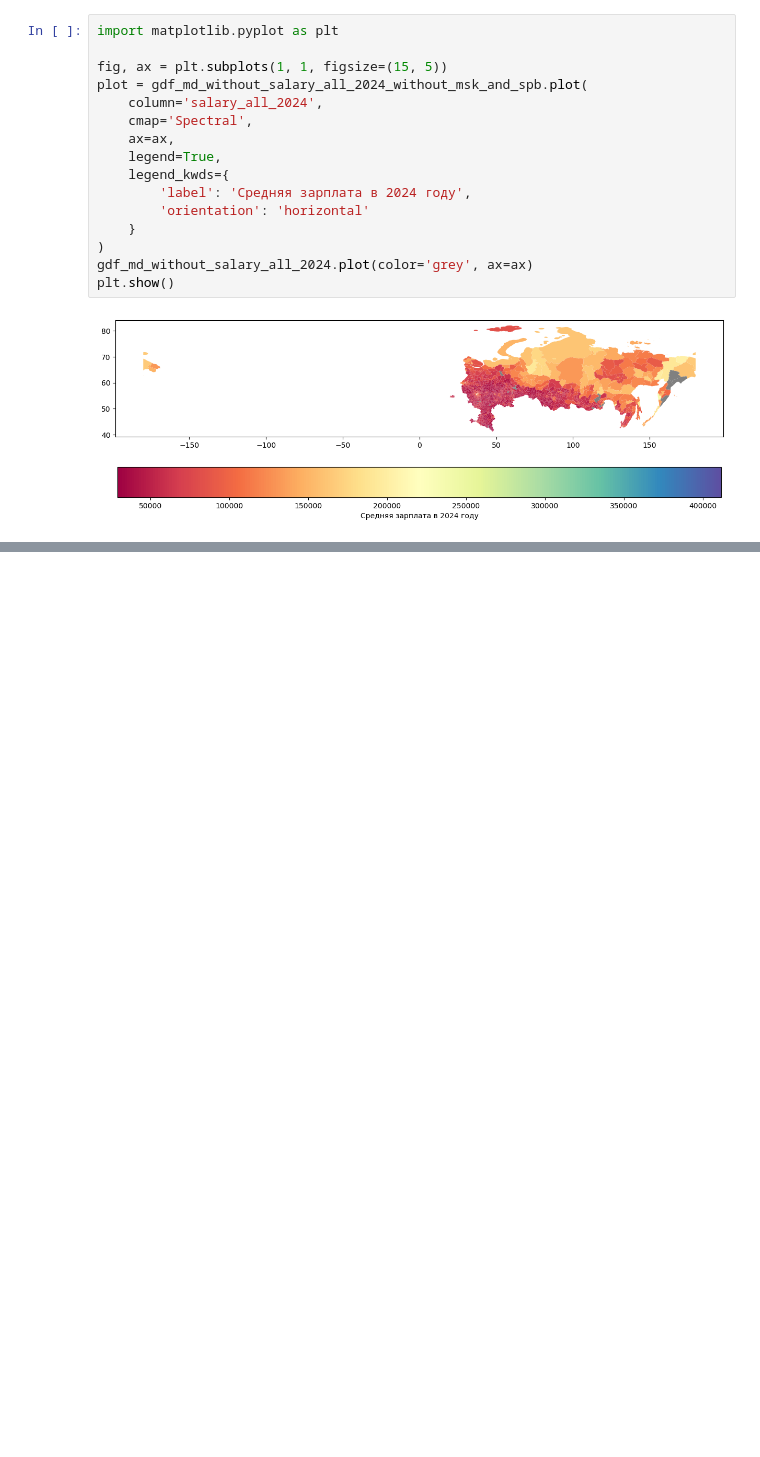
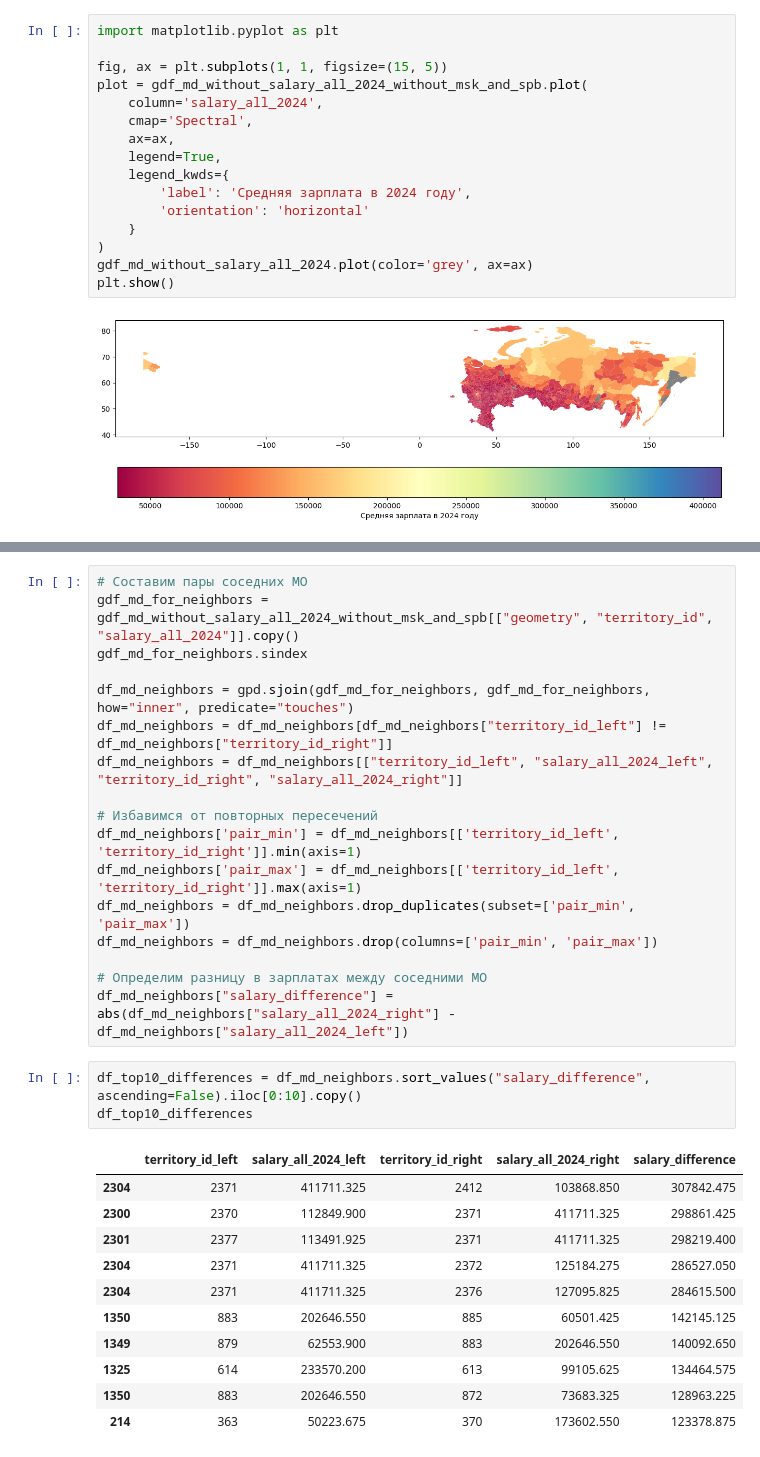
Before and after one commit to TrueSpearmint/sberindex_hackathon, a Jupyter notebook: notebooks/main.ipynb, the cells around one changed output, grey strips where cells are left out. Saved outputs shown, nothing was run; the diff lists cells and outputs as text; blank space fills up the shorter version.

```diff
--- a/notebooks/main.ipynb
+++ b/notebooks/main.ipynb
@@ -237,0 +252,32 @@ plt.show()
+# %%
+# Составим пары соседних МО
+gdf_md_for_neighbors = gdf_md_without_salary_all_2024_without_msk_and_spb[["geometry", "territory_id", "salary_all_2024"]].copy()
+gdf_md_for_neighbors.sindex
+
+df_md_neighbors = gpd.sjoin(gdf_md_for_neighbors, gdf_md_for_neighbors, how="inner", predicate="touches")
+df_md_neighbors = df_md_neighbors[df_md_neighbors["territory_id_left"] != df_md_neighbors["territory_id_right"]]
+df_md_neighbors = df_md_neighbors[["territory_id_left", "salary_all_2024_left", "territory_id_right", "salary_all_2024_right"]]
+
+# Избавимся от повторных пересечений
+df_md_neighbors['pair_min'] = df_md_neighbors[['territory_id_left', 'territory_id_right']].min(axis=1)
+df_md_neighbors['pair_max'] = df_md_neighbors[['territory_id_left', 'territory_id_right']].max(axis=1)
+df_md_neighbors = df_md_neighbors.drop_duplicates(subset=['pair_min', 'pair_max'])
+df_md_neighbors = df_md_neighbors.drop(columns=['pair_min', 'pair_max'])
+
+# Определим разницу в зарплатах между соседними МО
+df_md_neighbors["salary_difference"] = abs(df_md_neighbors["salary_all_2024_right"] - df_md_neighbors["salary_all_2024_left"])
+# %%
+df_top10_differences = df_md_neighbors.sort_values("salary_difference", ascending=False).iloc[0:10].copy()
+df_top10_differences
+# %% [output]
+|  | territory_id_left | salary_all_2024_left | territory_id_right | salary_all_2024_right | salary_difference |
+| 2304 | 2371 | 411711.325 | 2412 | 103868.850 | 307842.475 |
+| 2300 | 2370 | 112849.900 | 2371 | 411711.325 | 298861.425 |
+| 2301 | 2377 | 113491.925 | 2371 | 411711.325 | 298219.400 |
+| 2304 | 2371 | 411711.325 | 2372 | 125184.275 | 286527.050 |
+| 2304 | 2371 | 411711.325 | 2376 | 127095.825 | 284615.500 |
+| 1350 | 883 | 202646.550 | 885 | 60501.425 | 142145.125 |
+| 1349 | 879 | 62553.900 | 883 | 202646.550 | 140092.650 |
+| 1325 | 614 | 233570.200 | 613 | 99105.625 | 134464.575 |
+| 1350 | 883 | 202646.550 | 872 | 73683.325 | 128963.225 |
+| 214 | 363 | 50223.675 | 370 | 173602.550 | 123378.875 |
```
Also changed, not shown: parts of 4 cells of this notebook.
